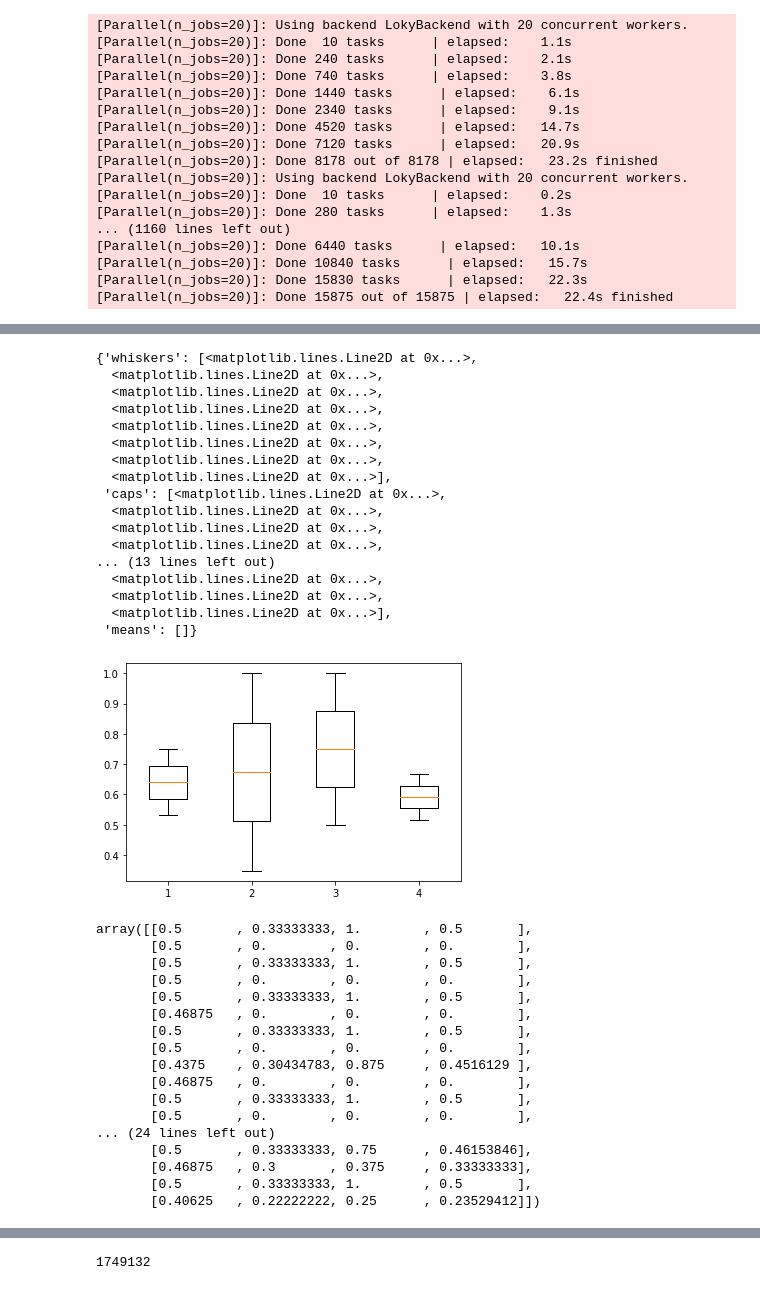
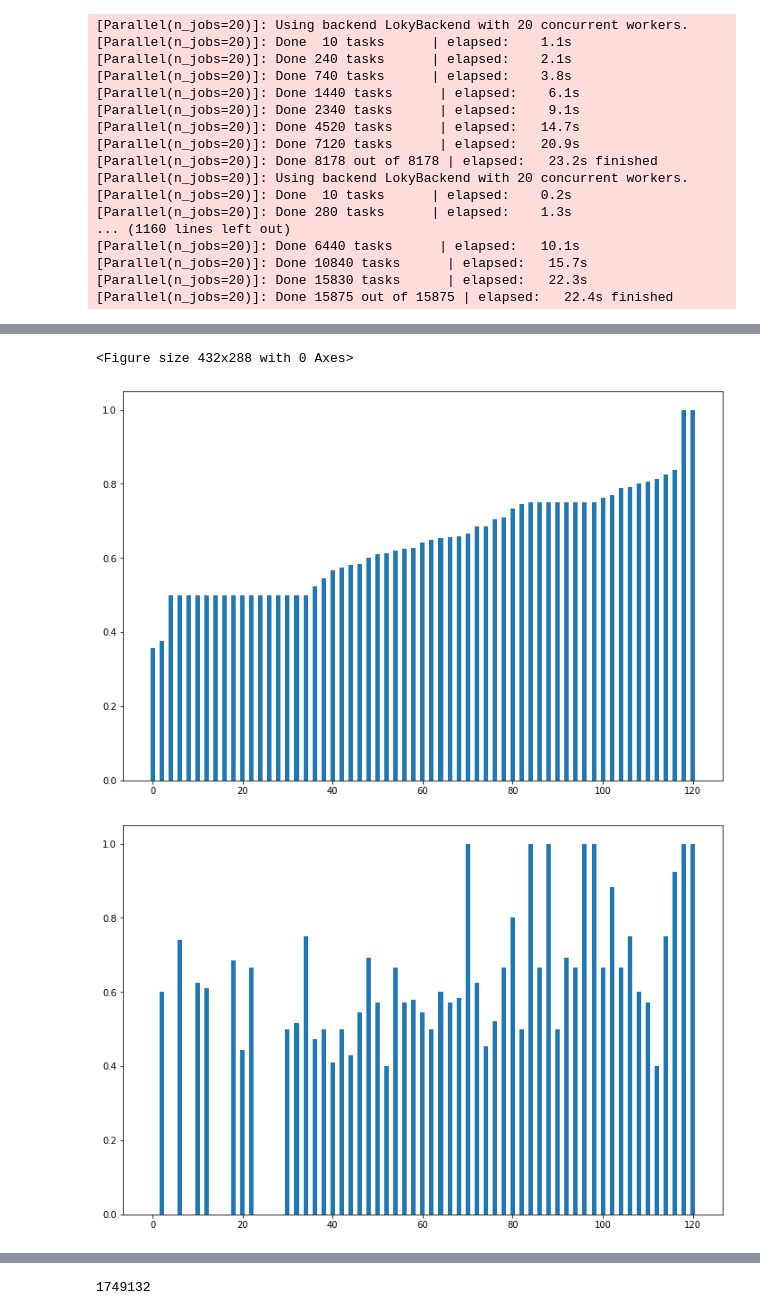
Before and after one commit to aungkonazim/EMA-Prediction-field, a Jupyter notebook: code/preprocess_data_for_cple_learning.ipynb, the cells around one changed output, grey strips where cells are left out. Saved outputs shown, nothing was run; the diff lists cells and outputs as text; code cells hidden in the pictures.

```diff
--- a/code/preprocess_data_for_cple_likelihood.ipynb
+++ b/code/preprocess_data_for_cple_learning.ipynb
@@ -272,21 +291,0 @@ all_results.shape
-# %%
-plt.boxplot(all_results)
-# %% [output]
-{'whiskers': [<matplotlib.lines.Line2D at 0x...>,
-  <matplotlib.lines.Line2D at 0x...>,
-  <matplotlib.lines.Line2D at 0x...>,
-  <matplotlib.lines.Line2D at 0x...>,
-  <matplotlib.lines.Line2D at 0x...>,
-  <matplotlib.lines.Line2D at 0x...>,
-  <matplotlib.lines.Line2D at 0x...>,
-  <matplotlib.lines.Line2D at 0x...>],
- 'caps': [<matplotlib.lines.Line2D at 0x...>,
-  <matplotlib.lines.Line2D at 0x...>,
-  <matplotlib.lines.Line2D at 0x...>,
-  <matplotlib.lines.Line2D at 0x...>,
-... (13 lines left out)
-  <matplotlib.lines.Line2D at 0x...>,
-  <matplotlib.lines.Line2D at 0x...>,
-  <matplotlib.lines.Line2D at 0x...>],
- 'means': []}
-[figure, removed]
@@ -295,20 +292,25 @@ from frameworks.CPLELearning
-# %%
-result
-# %% [output]
-array([[0.5       , 0.33333333, 1.        , 0.5       ],
-       [0.5       , 0.        , 0.        , 0.        ],
-       [0.5       , 0.33333333, 1.        , 0.5       ],
-       [0.5       , 0.        , 0.        , 0.        ],
-       [0.5       , 0.33333333, 1.        , 0.5       ],
-       [0.46875   , 0.        , 0.        , 0.        ],
-       [0.5       , 0.33333333, 1.        , 0.5       ],
-       [0.5       , 0.        , 0.        , 0.        ],
-       [0.4375    , 0.30434783, 0.875     , 0.4516129 ],
-       [0.46875   , 0.        , 0.        , 0.        ],
-       [0.5       , 0.33333333, 1.        , 0.5       ],
-       [0.5       , 0.        , 0.        , 0.        ],
-... (24 lines left out)
-       [0.5       , 0.33333333, 0.75      , 0.46153846],
-       [0.46875   , 0.3       , 0.375     , 0.33333333],
-       [0.5       , 0.33333333, 1.        , 0.5       ],
-       [0.40625   , 0.22222222, 0.25      , 0.23529412]])
+# %%
+all_results = all_results[all_results[:,0].argsort()]
+plt.figure()
+roc = all_results[:,0]
+precision = all_results[:,1]
+recall = all_results[:,2]
+f1 = all_results[:,3]
+x = np.array([i*2 for i in range(len(roc))])
+plt.figure(figsize=(12,8))
+plt.bar(x,roc,1)
+plt.show()
+plt.figure(figsize=(12,8))
+plt.bar(x,precision,1)
+plt.show()
+plt.figure(figsize=(12,8))
+plt.bar(x,recall,1)
+plt.show()
+plt.figure(figsize=(12,8))
+plt.bar(x,f1,.5)
+plt.show()
+# plt.show()
+# %% [output]
+<Figure size 432x288 with 0 Axes>
+[figure, added]
+[figure, added]
```
Also changed, not shown: parts of 7 cells of this notebook, 2 other files.
